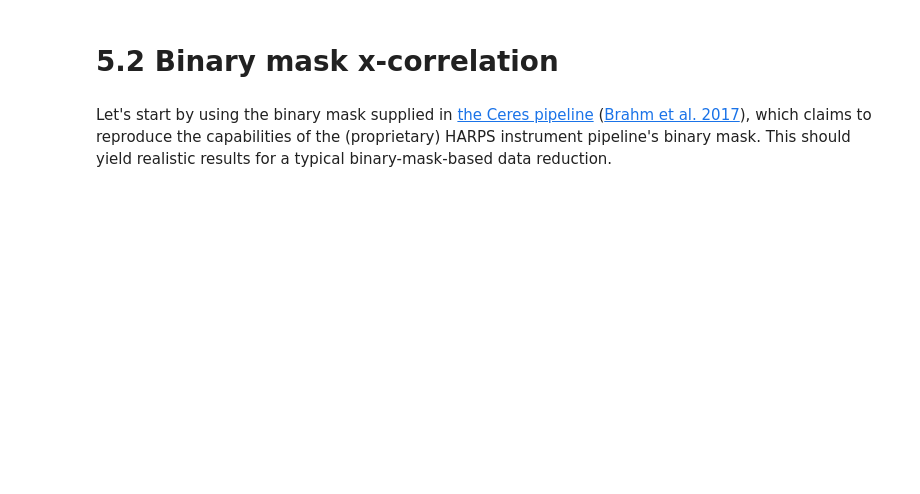
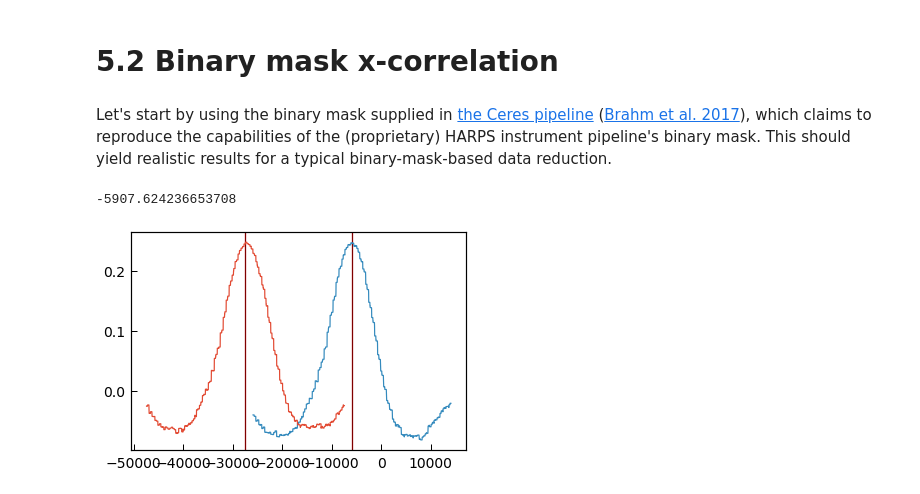
Before and after one commit to davidwhogg/EPRV, a Jupyter notebook: notebook/realistic.ipynb, the cells around one changed output. Saved outputs shown, nothing was run; the diff lists cells and outputs as text; code cells hidden in the pictures; blank space fills up the shorter version.

Commit message:
Gaussian fitting functionality

```diff
--- a/notebook/realistic.ipynb
+++ b/notebook/realistic.ipynb
@@ -46,3 +46,27 @@ print "CRLB:", crlb, "m/s"
 # 5.2 Binary mask x-correlation
 # %% [markdown]
 Let's start by using the binary mask supplied in [the Ceres pipeline](https://github.com/rabrahm/ceres) ([Brahm et al. 2017](https://ui.adsabs.harvard.edu/#abs/2017PASP..129c4002B/abstract)), which claims to reproduce the capabilities of the (proprietary) HARPS instrument pipeline's binary mask. This should yield realistic results for a typical binary-mask-based data reduction.
+# %%
+mask_data = utils.load_mask(4998., 5002.)
+(mask_ws, mask_ms, mask_hws) = mask_data # unpack
+# %%
+guess_rvs = true_rvs + np.random.normal(0., 10., size=N) # first-guess RVs
+rvs_0 = utils.solve_for_rvs('binary_mask', guess_rvs,
+                            xs, data, ivars, dx,
+                            mask_data=mask_data,
+                            grid_hw=2.e4, max_method='gaussian')
+# %%
+rvs_0[0]
+# %% [output]
+-5907.624236653708
+# %%
+args = (xs, mask_ws, mask_ms, 0.5 * dx, mask_hws)
+func = utils.make_mask
+for n in [0, 10]:
+    rvs, objs = utils.get_objective_on_grid(data[n], ivars[n], func, args,
+                                            rvs_0[n], 2.e4)
+    plt.axvline(utils.quadratic_max(rvs, objs), color='r')
+    plt.axvline(utils.gaussian_max(rvs, objs, verbose=False), color='k', alpha=0.5)
+    plt.plot(rvs, objs)
+# %% [output]
+[figure, added]
```
Also changed, not shown: parts of 13 cells of this notebook, 2 other files.
